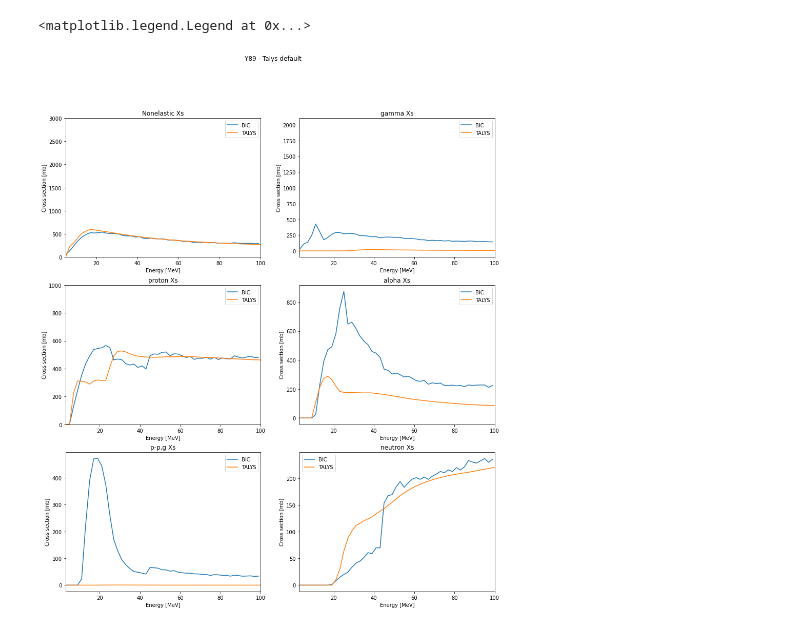
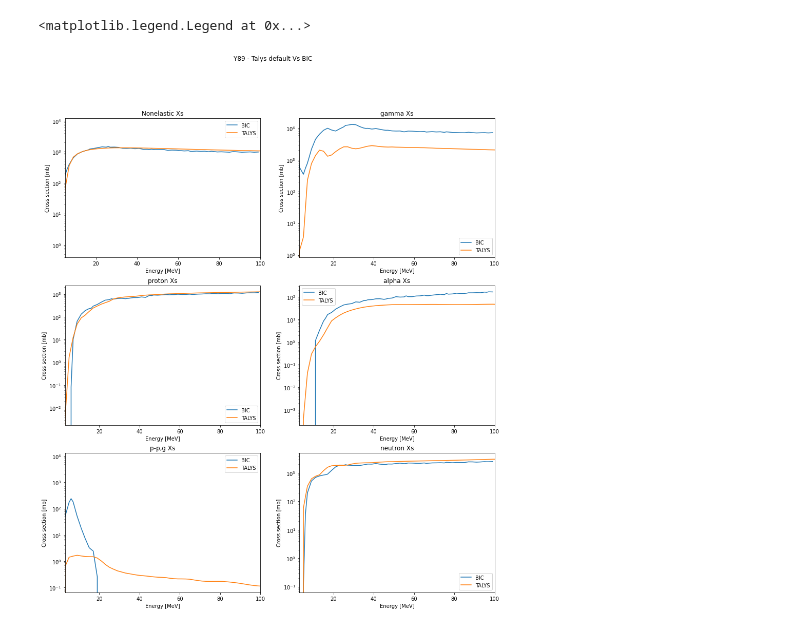
Before and after one commit to GiorgioCartechini/CrossSectionG4, a Jupyter notebook: Macro/G4_XS_Analysis.ipynb, the cells around one changed output. Saved outputs shown, nothing was run; the diff lists cells and outputs as text; code cells hidden in the pictures.

```diff
--- a/Macro/G4_XS_Analysis.ipynb
+++ b/Macro/G4_XS_Analysis.ipynb
@@ -237,11 +239,11 @@ for ene in MFP_Ene.columns:
             if target == 'Y89':
                 vec_pg.append(particles[ene]["Zr90"]) #GET Zr90 PER ENERGY
             elif target =='Cu63':
-                vec_pg.append(particles[ene]["Zr90"]) #GET Zr90 PER ENERGY
+                vec_pg.append(particles[ene]["Zn64"]) #GET Zr90 PER ENERGY
             elif target =='C12':
-                vec_pg.append(particles[ene]["Zr90"]) #GET Zr90 PER ENERGY
+                vec_pg.append(particles[ene]["N13"]) #GET Zr90 PER ENERGY
             elif target =='O16':
-                vec_pg.append(particles[ene]["C12"]) #GET Zr90 PER ENERGY
+                vec_pg.append(particles[ene]["Li7"]) #GET Zr90 PER ENERGY
         except:
             vec_pg.append(0.)
 
@@ -328,13 +347,14 @@ elif target =='O16':
 # %%
-#----------Y89---------------------
+#PLOT
 fig, axs = plt.subplots(3,2, figsize=(15,17))
-fig.suptitle('Y89 - Talys default')
+fig.suptitle(target + ' - Talys default Vs BIC')
 
 #particles and gammas production xs - TALYS(default)
 axs[0,0].plot(XS.sort_values(by='Energy')['Energy'], XS.sort_values(by='Energy')['Xs_nonelastic[mb]'], label='BIC')
 axs[0,0].plot(xs["nonel"][:, 0], xs["nonel"][:, 1], label='TALYS')
 axs[0,0].set_xlim(5,100)
-axs[0,0].set_ylim(0,3000)
+#axs[0,0].set_ylim(0,3000)
+axs[0,0].set_yscale('log')
 
 axs[0,0].set_xlabel("Energy [MeV]")
 axs[0,0].set_ylabel("Cross section [mb]")
@@ -347,7 +367,8 @@ axs[0,0].legend()
 axs[0,1].plot(XS.sort_values(by='Energy')['Energy'], XS.sort_values(by='Energy')['Xs_gamma[mb]'], label='BIC')
 axs[0,1].plot(xs["p,xg"][:, 0], xs["p,xg"][:, 1], label='TALYS')
 axs[0,1].set_xlim(3,100)
-#axs[0,1].set_ylim(0,300)
+#axs[0,1].set_ylim(0,30000)
+axs[0,1].set_yscale('log')
 
 axs[0,1].set_xlabel("Energy [MeV]")
 axs[0,1].set_ylabel("Cross section [mb]")
@@ -359,7 +380,8 @@ axs[0,1].legend()
 axs[1,0].plot(XS.sort_values(by='Energy')['Energy'], XS.sort_values(by='Energy')['Xs_proton[mb]'], label='BIC')
 axs[1,0].plot(xs["p,xp"][:, 0], xs["p,xp"][:, 1], label='TALYS')
 axs[1,0].set_xlim(3,100)
-axs[1,0].set_ylim(0,1000)
+#axs[1,0].set_ylim(0,1000)
+axs[1,0].set_yscale('log')
 
 axs[1,0].set_xlabel("Energy [MeV]")
 axs[1,0].set_ylabel("Cross section [mb]")
@@ -372,35 +394,38 @@ axs[1,1].plot(XS.sort_values(by='Energy')['Energy'], XS.sort_values(by='Energy')
 axs[1,1].plot(xs["p,xa"][:, 0], xs["p,xa"][:, 1], label='TALYS')
 axs[1,1].set_xlim(3,100)
 #axs[0,1].set_ylim(0,1000)
+axs[1,1].set_yscale('log')
 
 axs[1,1].set_xlabel("Energy [MeV]")
 axs[1,1].set_ylabel("Cross section [mb]")
 axs[1,1].set_title("alpha Xs")
 axs[1,1].legend()
 
 #(p,) vs total gamma production
 #particles and gammas production xs - TALYS(default)
 axs[2,0].plot(XS.sort_values(by='Energy')['Energy'], XS.sort_values(by='Energy')['Xs_pg[mb]'], label='BIC')
 axs[2,0].plot(xs["p,g"][:, 0], xs["p,g"][:, 1], label='TALYS')
 axs[2,0].set_xlim(3,100)
 #axs[2,0].set_ylim(0,3000)
+axs[2,0].set_yscale('log')
 
 axs[2,0].set_xlabel("Energy [MeV]")
 axs[2,0].set_ylabel("Cross section [mb]")
 axs[2,0].set_title("p-p,g Xs")
 axs[2,0].legend()
 
 #(p,) vs total gamma production
 #particles and gammas production xs - TALYS(default)
 axs[2,1].plot(XS.sort_values(by='Energy')['Energy'], XS.sort_values(by='Energy')['Xs_neutron[mb]'], label='BIC')
 axs[2,1].plot(xs["p,xn"][:, 0], xs["p,xn"][:, 1], label='TALYS')
 axs[2,1].set_xlim(3,100)
-#axs[0,1].set_ylim(0,3000)
+#axs[2,1].set_ylim(0,3000)
+axs[2,1].set_yscale('log')
 
 axs[2,1].set_xlabel("Energy [MeV]")
 axs[2,1].set_ylabel("Cross section [mb]")
 axs[2,1].set_title("neutron Xs")
 axs[2,1].legend()
 # %% [output]
 <matplotlib.legend.Legend at 0x...>
-[figure, old version]
+[figure, new version]
```
Also changed, not shown: parts of 5 cells of this notebook.
